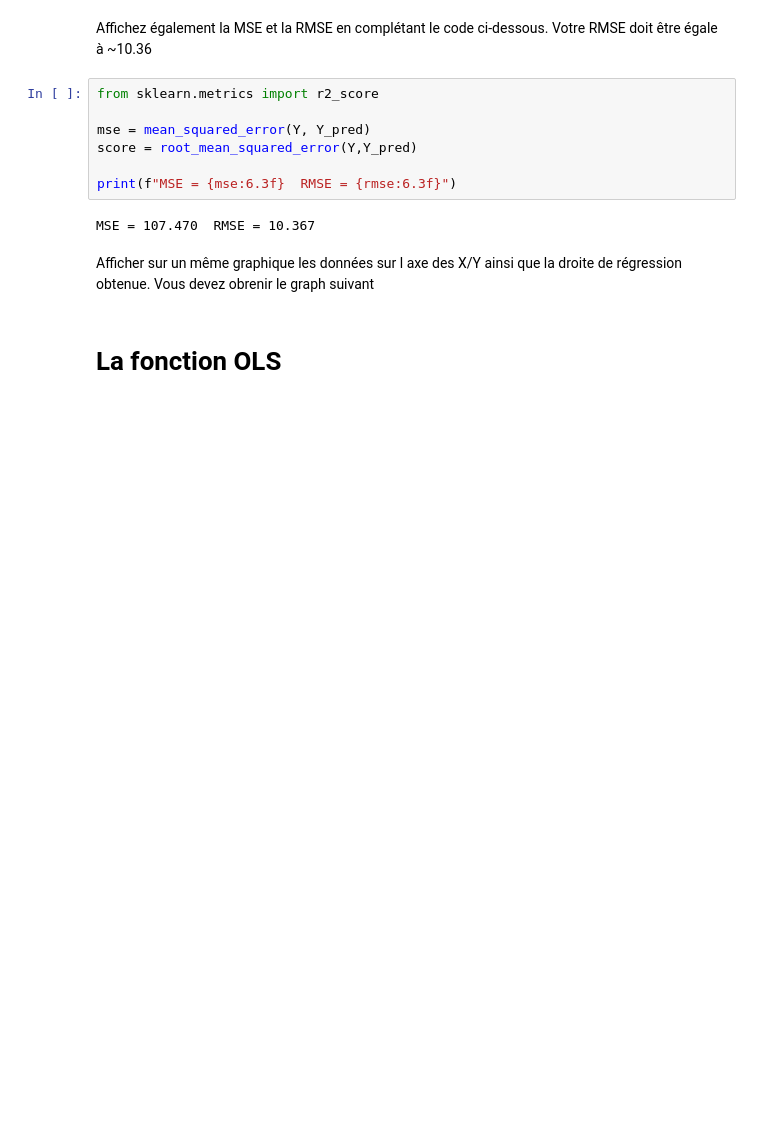
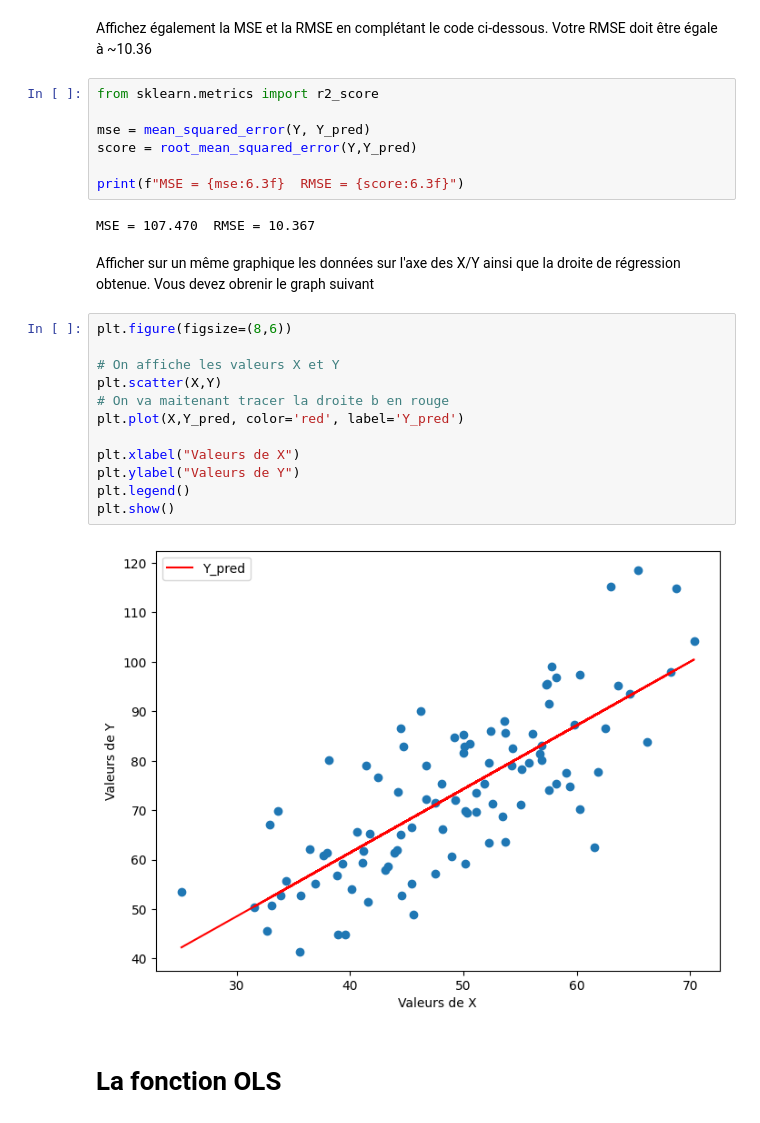
Before and after one commit to dempxl/IA-TPs, a Jupyter notebook: TP2/TP_regression_sujet_étudiant_IA_L3_sujet.ipynb, the cells around one changed output. Cells and saved outputs as stored; diff of their text form; blank space fills up the shorter version.

```diff
--- a/TP2/TP_regression_sujet_étudiant_IA_L3_sujet.ipynb
+++ b/TP2/TP_regression_sujet_étudiant_IA_L3_sujet.ipynb
@@ -283,11 +283,25 @@ from sklearn.metrics import r2_score
 mse = mean_squared_error(Y, Y_pred)
 score = root_mean_squared_error(Y,Y_pred)
 
-print(f"MSE = {mse:6.3f}  RMSE = {rmse:6.3f}")
+print(f"MSE = {mse:6.3f}  RMSE = {score:6.3f}")
 # %% [output]
 MSE = 107.470  RMSE = 10.367
 # %% [markdown]
-Afficher sur un même graphique les données sur l axe des X/Y ainsi que la droite de régression obtenue. Vous devez obrenir le graph suivant
+Afficher sur un même graphique les données sur l'axe des X/Y ainsi que la droite de régression obtenue. Vous devez obrenir le graph suivant
+# %%
+plt.figure(figsize=(8,6))
+
+# On affiche les valeurs X et Y
+plt.scatter(X,Y)
+# On va maitenant tracer la droite b en rouge
+plt.plot(X,Y_pred, color='red', label='Y_pred')
+
+plt.xlabel("Valeurs de X")
+plt.ylabel("Valeurs de Y")
+plt.legend()
+plt.show()
+# %% [output]
+[figure, added]
 # %% [markdown]
 # La fonction OLS
 # %% [markdown]
```
Also changed, not shown: parts of 8 cells of this notebook.
